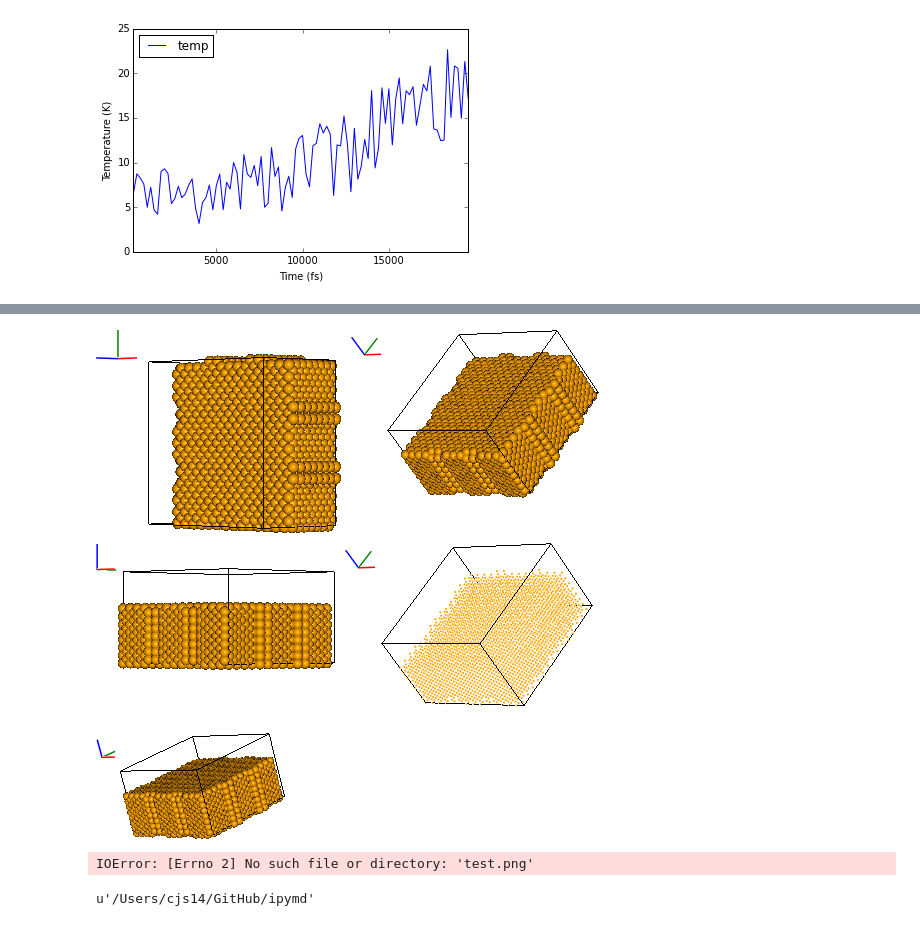
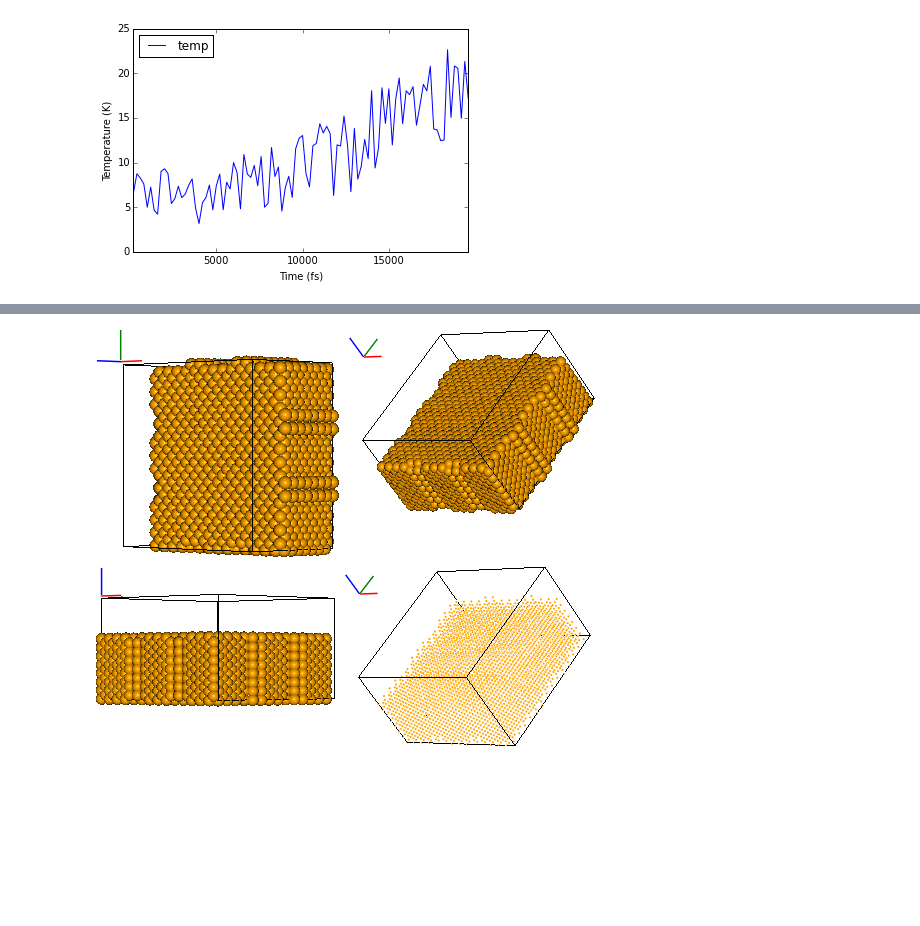
Before and after one commit to chrisjsewell/ipymd, a Jupyter notebook: example_analysis.ipynb, the cells around one changed output, grey strips where cells are left out. Drawn from its saved outputs; the diff is of its cells as text; code cells hidden in the pictures; blank space fills up the shorter version.

```diff
--- a/example_analysis.ipynb
+++ b/example_analysis.ipynb
@@ -5,7 +4,7 @@ from ipymd.visualise_sim import Visualise_Sim
 # %%
-data = LAMMPS_Data(
-    sys_path='ipymd/lammps_test_data/system.dump',
-    atom_path='ipymd/lammps_test_data/atom_dump/atoms_*.dump')
+data = ipymd.md_data.LAMMPS_Data(
+    sys_path=ipymd.get_test_path('system.dump'),
+    atom_path=ipymd.get_test_path(['atom_dump','atoms_*.dump']))
 # %%
 sys_data = data.get_system_data()
 sys_data.tail()
@@ -36,0 +24,5 @@ atom_data.head()
+# %%
+print data.get_atom_timestep(98)
+atom_data = data.get_atom_data(98)
+sim_box = data.get_simulation_box(98)
+atom_data.head()
@@ -37,25 +37,10 @@ atom_data.head()
 # %%
-vis = Visualise_Sim()
+vis = ipymd.visualise_sim.Visualise_Sim()
 
-images = [vis.get_image(atom_data,type_dict={1:'Fe'},
-         bounds=bounds,xrot=xrot,yrot=45) for xrot in [0,45,90]]
-images.append(vis.get_image(atom_data,type_dict={1:'Fe'},
-                        bounds=bounds,xrot=45,yrot=45,spheres=False))
+images = [vis.get_image(atom_data,sim_box,type_dict={1:'Fe'},
+         xrot=xrot,yrot=45) for xrot in [0,45,90]]
+images.append(vis.get_image(atom_data,sim_box,type_dict={1:'Fe'},
+                        xrot=45,yrot=45,spheres=False))
 vis.visualise(images, columns=2)
 # %% [output]
-[figure, old version]
+[figure, new version]
-# %%
-img = vis.get_image(atom_data,type_dict={1:'Fe'},
-                        bounds=bounds,xrot=70,yrot=45,height=300)
-vis.visualise(img, columns=2)
-# %% [output]
-[figure, removed]
-# %%
-with open('test.png') as f:
-    img.save(f,'png')
-# %% [output]
-IOError: [Errno 2] No such file or directory: 'test.png'
-# %%
-pwd
-# %% [output]
-u'/Users/cjs14/GitHub/ipymd'
```
Also changed, not shown: parts of 4 cells of this notebook, 4 other files.
